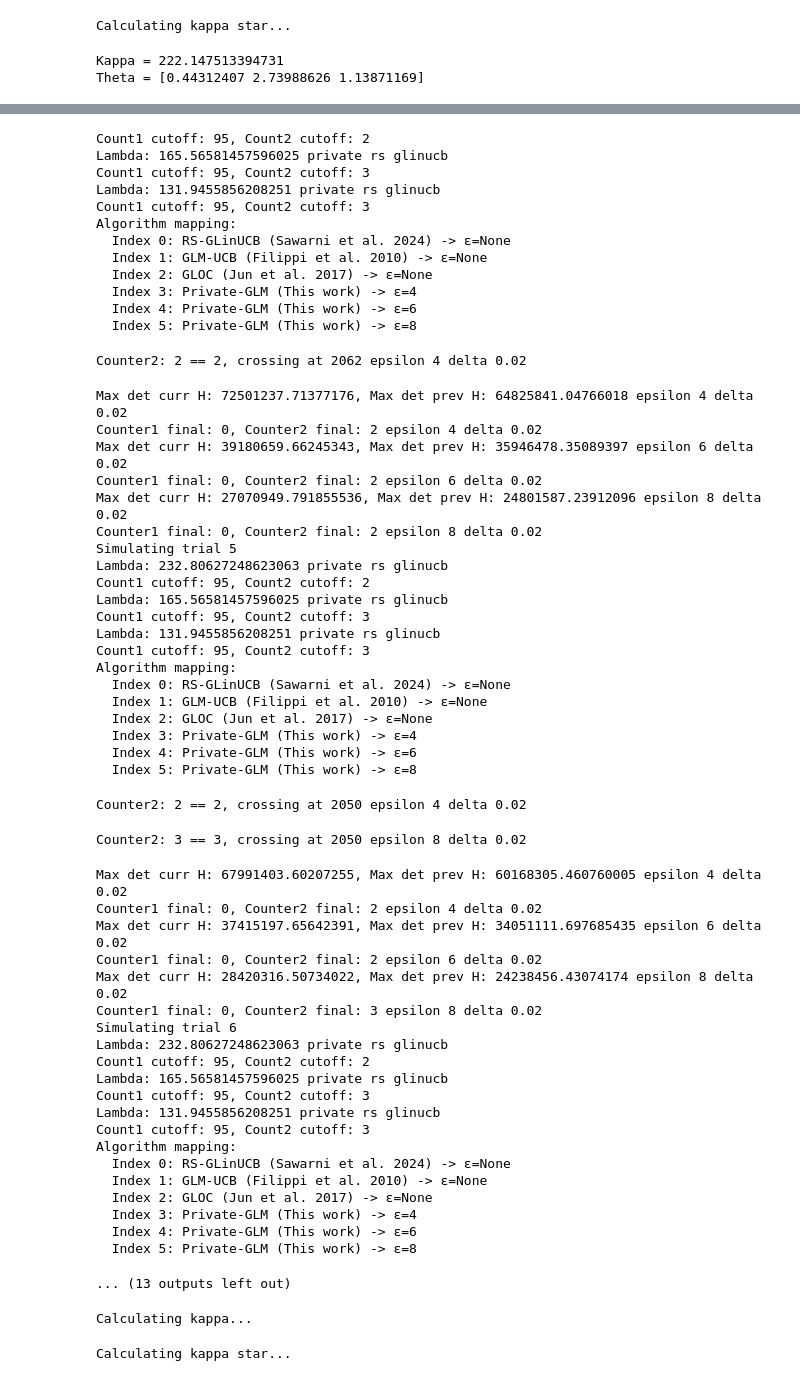
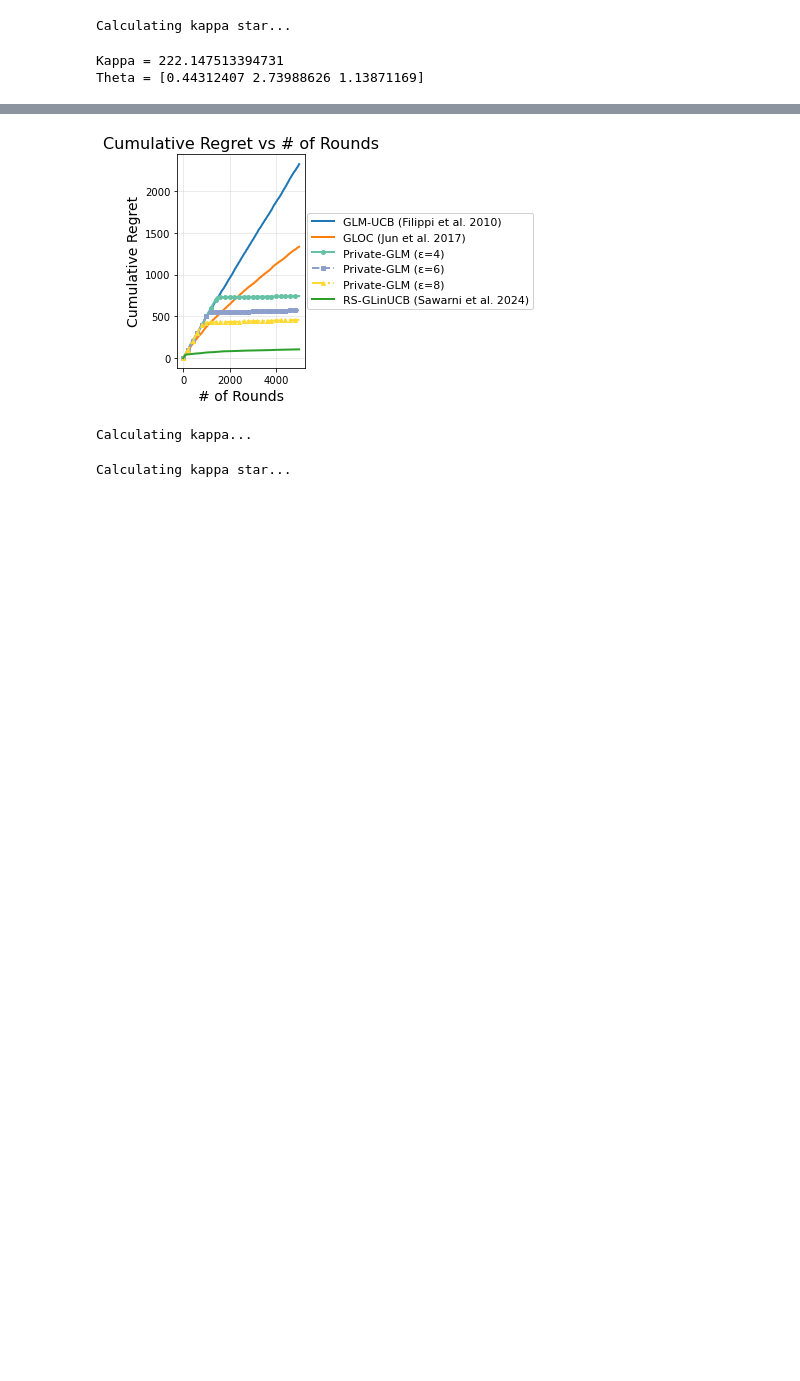
Before and after one commit to Sahasrajit123/Shuffle_joint_dp_generalized_linear_contextual_bandits, a Jupyter notebook: simulations_extra_probit.ipynb, the cells around one changed output, grey strips where cells are left out. Drawn from its saved outputs; the diff is of its cells as text; code cells hidden in the pictures; blank space fills up the shorter version.

```diff
--- a/simulations_extra_probit.ipynb
+++ b/simulations_extra_probit.ipynb
@@ -355,8 +173,8 @@ Calculating kappa star...
 Kappa = 222.147513394731
 Theta = [0.44312407 2.73988626 1.13871169]
 # %%
-algo_names_list = ['RS-GLinUCB', 'EcoLog', 'GLOC', 'Private-GLM']
-num_trials = 5
+algo_names_list = ['RS-GLinUCB', 'GLM-UCB', 'GLOC', 'Private-GLM']
+num_trials = 1
 
 regret_dict = simulate_with_epsilon(num_trials, env, algo_names_list, 0.02, epsilon_arr = [4, 6,8], seed=109832)
 with open('./Results/Extras_probit/experiment_probit_uniform_split_S_3_0.pickle', 'wb') as f:
@@ -430,59 +207,4 @@ Lambda: 232.80627248623063 private rs glinucb
-Count1 cutoff: 95, Count2 cutoff: 2
-Lambda: 165.56581457596025 private rs glinucb
-Count1 cutoff: 95, Count2 cutoff: 3
-Lambda: 131.9455856208251 private rs glinucb
-Count1 cutoff: 95, Count2 cutoff: 3
-Algorithm mapping:
-  Index 0: RS-GLinUCB (Sawarni et al. 2024) -> ε=None
-  Index 1: GLM-UCB (Filippi et al. 2010) -> ε=None
-  Index 2: GLOC (Jun et al. 2017) -> ε=None
-  Index 3: Private-GLM (This work) -> ε=4
-  Index 4: Private-GLM (This work) -> ε=6
-  Index 5: Private-GLM (This work) -> ε=8
-Counter2: 2 == 2, crossing at 2062 epsilon 4 delta 0.02
-Max det curr H: 72501237.71377176, Max det prev H: 64825841.04766018 epsilon 4 delta 0.02
-Counter1 final: 0, Counter2 final: 2 epsilon 4 delta 0.02
-Max det curr H: 39180659.66245343, Max det prev H: 35946478.35089397 epsilon 6 delta 0.02
-Counter1 final: 0, Counter2 final: 2 epsilon 6 delta 0.02
-Max det curr H: 27070949.791855536, Max det prev H: 24801587.23912096 epsilon 8 delta 0.02
-Counter1 final: 0, Counter2 final: 2 epsilon 8 delta 0.02
-Simulating trial 5
-Lambda: 232.80627248623063 private rs glinucb
-Count1 cutoff: 95, Count2 cutoff: 2
-Lambda: 165.56581457596025 private rs glinucb
-Count1 cutoff: 95, Count2 cutoff: 3
-Lambda: 131.9455856208251 private rs glinucb
-Count1 cutoff: 95, Count2 cutoff: 3
-Algorithm mapping:
-  Index 0: RS-GLinUCB (Sawarni et al. 2024) -> ε=None
-  Index 1: GLM-UCB (Filippi et al. 2010) -> ε=None
-  Index 2: GLOC (Jun et al. 2017) -> ε=None
-  Index 3: Private-GLM (This work) -> ε=4
-  Index 4: Private-GLM (This work) -> ε=6
-  Index 5: Private-GLM (This work) -> ε=8
-Counter2: 2 == 2, crossing at 2050 epsilon 4 delta 0.02
-Counter2: 3 == 3, crossing at 2050 epsilon 8 delta 0.02
-Max det curr H: 67991403.60207255, Max det prev H: 60168305.460760005 epsilon 4 delta 0.02
-Counter1 final: 0, Counter2 final: 2 epsilon 4 delta 0.02
-Max det curr H: 37415197.65642391, Max det prev H: 34051111.697685435 epsilon 6 delta 0.02
-Counter1 final: 0, Counter2 final: 2 epsilon 6 delta 0.02
-Max det curr H: 28420316.50734022, Max det prev H: 24238456.43074174 epsilon 8 delta 0.02
-Counter1 final: 0, Counter2 final: 3 epsilon 8 delta 0.02
-Simulating trial 6
-Lambda: 232.80627248623063 private rs glinucb
-Count1 cutoff: 95, Count2 cutoff: 2
-Lambda: 165.56581457596025 private rs glinucb
-Count1 cutoff: 95, Count2 cutoff: 3
-Lambda: 131.9455856208251 private rs glinucb
-Count1 cutoff: 95, Count2 cutoff: 3
-Algorithm mapping:
-  Index 0: RS-GLinUCB (Sawarni et al. 2024) -> ε=None
-  Index 1: GLM-UCB (Filippi et al. 2010) -> ε=None
-  Index 2: GLOC (Jun et al. 2017) -> ε=None
-  Index 3: Private-GLM (This work) -> ε=4
-  Index 4: Private-GLM (This work) -> ε=6
-  Index 5: Private-GLM (This work) -> ε=8
-... (13 outputs left out)
+[figure, added]
 # %%
 config = {"full_norm": True}
 config['seed'] = 109832
```
Also changed, not shown: parts of 8 cells of this notebook, 31 other files.
